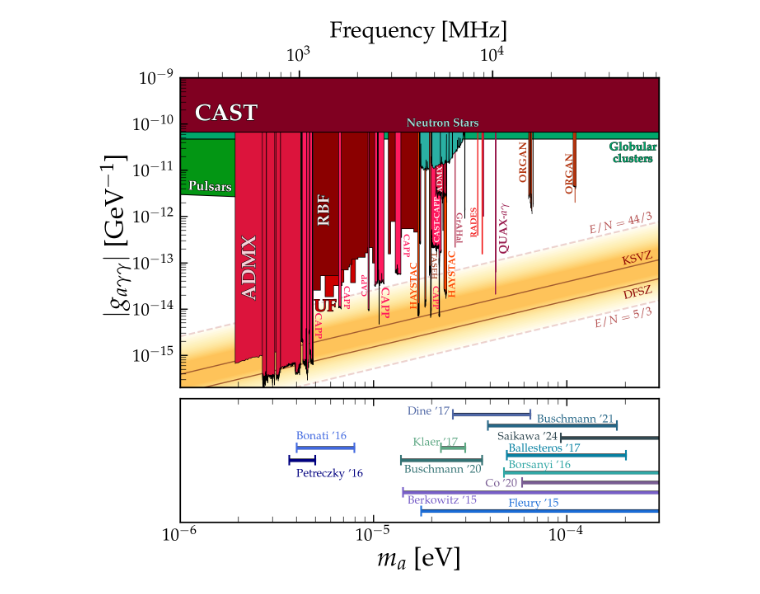
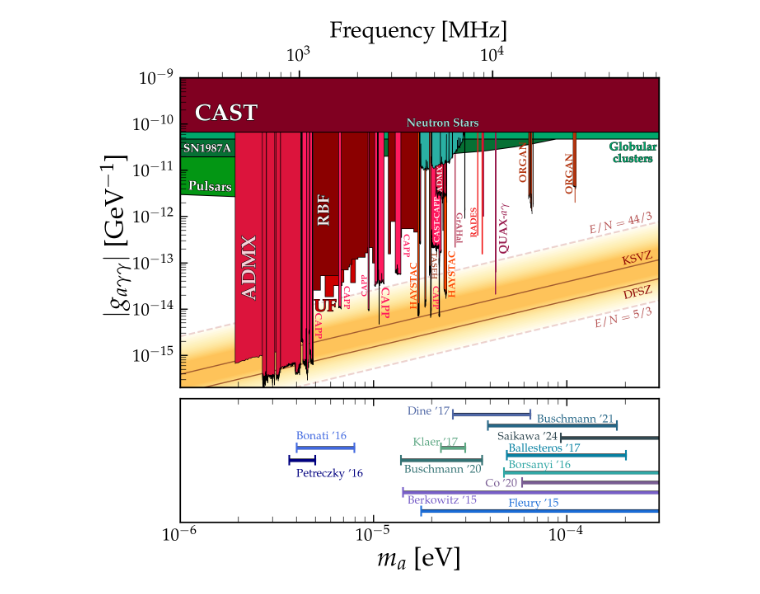
Before and after one commit to cajohare/AxionLimits, a Jupyter notebook: AxionPhoton_TheoryPredictions.ipynb, the cells around one changed output. Cells and saved outputs as stored; diff of their text form; code cells hidden in the pictures.

```diff
--- a/AxionPhoton_TheoryPredictions.ipynb
+++ b/AxionPhoton_TheoryPredictions.ipynb
@@ -38,6 +38,10 @@ plt.text(2.2e-4,1.5e-11,r'{\bf clusters}',color=[0.0, 0.66, 0.42],fontsize=20,pa
 # Pulars
 AxionPhoton.PulsarPolarCap(ax1,text_on=False)
 plt.text(1.1e-6,3.5e-12,r'{\bf Pulsars}',color='w',rotation=-2,fontsize=23,path_effects=line_background(1.5,'k'))
+
+AxionPhoton.SN1987A_gamma(ax1,text_on=False)
+plt.text(1.04e-6,2.5e-11,r'{\bf SN1987A}',color='w',rotation=0,fontsize=20,path_effects=line_background(1.5,'k'))
+
 
 
 # QCD axion
@@ -174,31 +178,31 @@ plt.gcf().text(0.55,0.8,r'{\bf Neutron Stars}',color=col_alpha('#2ab0a3',0.4),fo
 dat = loadtxt('limit_data/AxionPhoton/NeutronStars_BreakthroughListen.txt')
 plt.fill_between(dat[:,0],dat[:,1],y2=y2,edgecolor='k',facecolor='#2ab0a3',zorder=0.11)
 
 
 def PlotTheoryMass(ax,file,y,ybar=0.035,color='blue',lw=5,label='',text_pos=[1.0,1.0],fs=20):
     m_low,m_high = loadtxt('limit_data/AxionMass/'+file+'.txt',unpack=True)
     ax.plot([m_low,m_high],[y,y],'-',color=color,lw=5,path_effects=line_background(6,'k'))
     ax.plot([m_low*0.98,m_low*0.98],[y-ybar,y+ybar],'-',lw=3,color=color)
     ax.plot([m_high*1.01,m_high*1.01],[y-ybar,y+ybar],'-',lw=3,color=color)
 
     ax.text(text_pos[0],text_pos[1],label,fontsize=fs,color=color,rotation=0,clip_on=True)
     return
 
 
 PlotTheoryMass(ax2,'Ballesteros16',0.54,color='#0581a3',text_pos=[50e-6,0.57],label="Ballesteros '17")
 PlotTheoryMass(ax2,'Dine17',0.87,color='#5068a6',text_pos=[1.5e-5,0.87],label="Dine '17")
 PlotTheoryMass(ax2,'Borsanyi16',0.40,color='#32a8a6',text_pos=[5e-5,0.44],label="Borsanyi '16")
 PlotTheoryMass(ax2,'Fleury15',0.09,color='#1c6ed9',text_pos=[5e-5,0.13],label="Fleury '15")
 PlotTheoryMass(ax2,'Berkowitz15',0.24,color='#785fc9',text_pos=[15e-6,0.15],label="Berkowitz '15")
 PlotTheoryMass(ax2,'Bonati16',0.6,color='royalblue',text_pos=[4e-6,0.67],label="Bonati '16")
 PlotTheoryMass(ax2,'Petreczky16',0.5,color='navy',text_pos=[4e-6,0.37],label="Petreczky '16")
 PlotTheoryMass(ax2,'Klaer17',0.6,color='#5da884',text_pos=[1.6e-5,0.62],label="Klaer '17")
 PlotTheoryMass(ax2,'Buschmann21',0.78,color='#266787',text_pos=[0.7e-4,0.805],label="Buschmann '21")
 PlotTheoryMass(ax2,'Buschmann20',0.5,color='#327273',text_pos=[1.443e-5,0.4],label="Buschmann '20")
 PlotTheoryMass(ax2,'Co20',0.32,color='#7a5d94',text_pos=[38e-6,0.29],label="Co '20")
 PlotTheoryMass(ax2,'Saikawa24',0.68,color='#324952',text_pos=[44e-6,0.67],label="Saikawa '24")
 
 
 MySaveFig(fig,'AxionPhoton_RadioFreqCloseup_withTheory')
 # %% [output]
-[figure, old version]
+[figure, new version]
```
Also changed, not shown: 44 other files.
